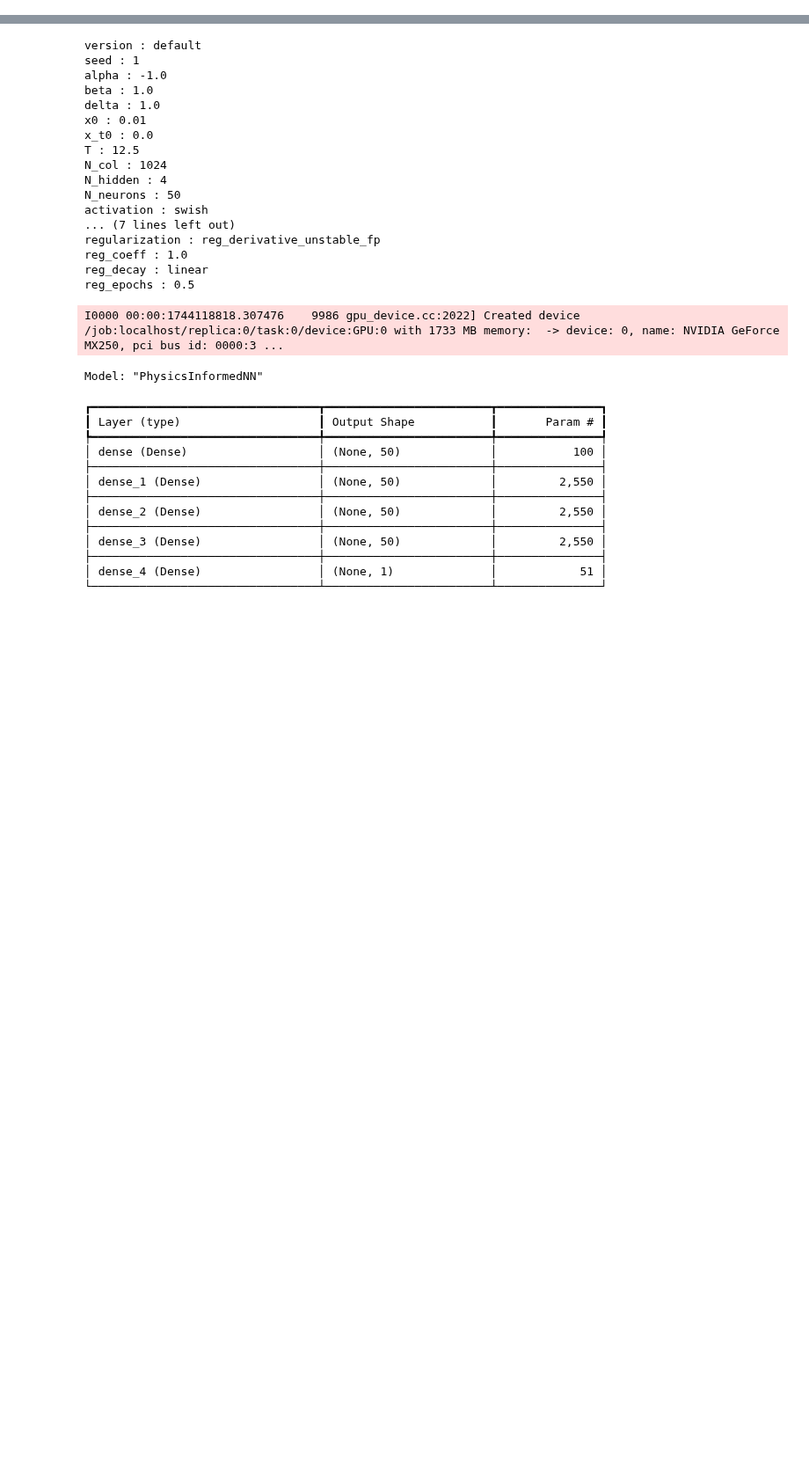
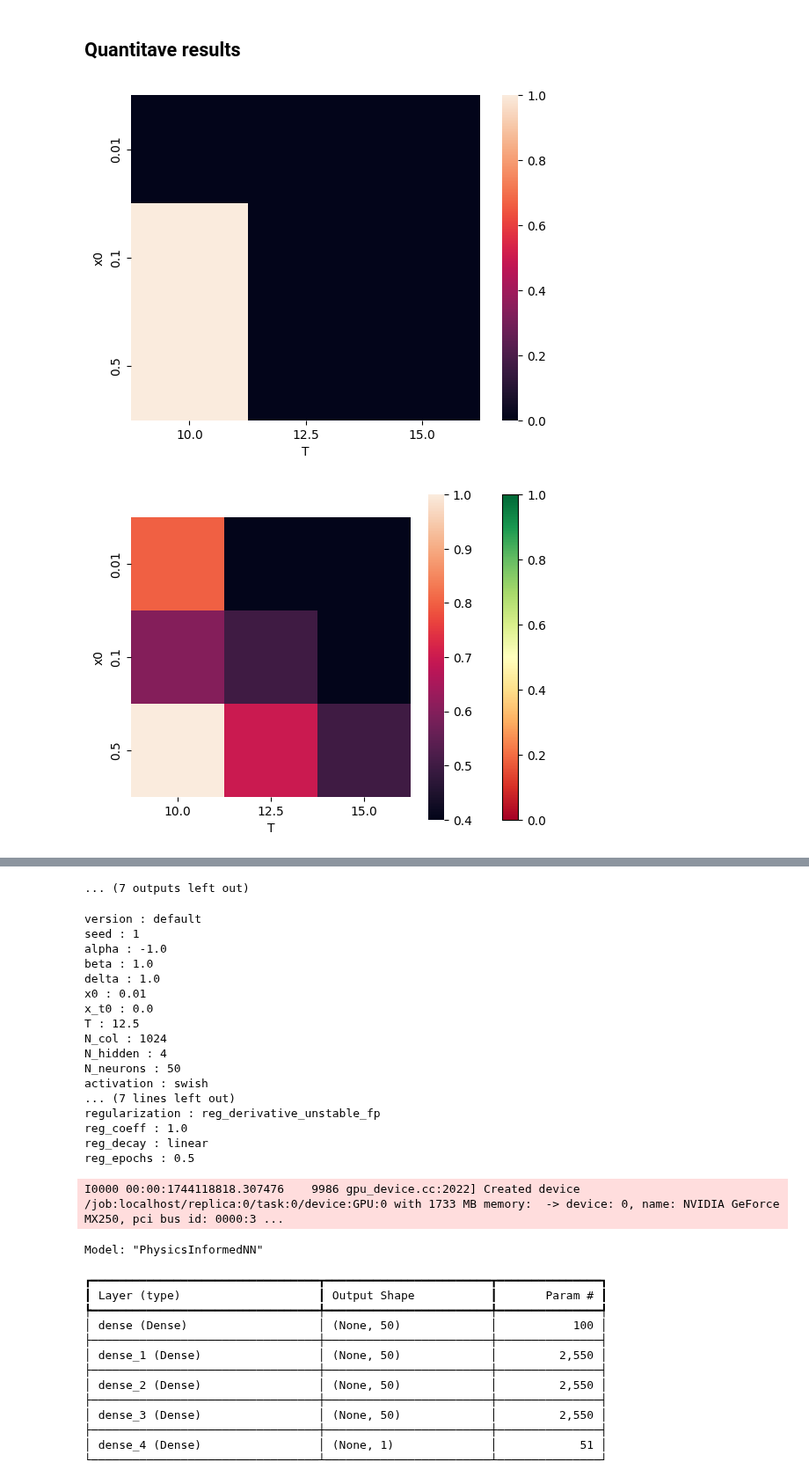
Before and after one commit to losmib/PINNs_fixed_points, a Jupyter notebook: unforced_duffing/results_visualization.ipynb, the cells around one changed output, grey strips where cells are left out. Shown at 88% size. Drawn from its saved outputs; the diff is of its cells as text; code cells hidden in the pictures; blank space fills up the shorter version.

```diff
--- a/unforced_duffing/results_visualization.ipynb
+++ b/unforced_duffing/results_visualization.ipynb
@@ -24,0 +18,36 @@ To enable the following instructions: AVX2 FMA, in other operations, rebuild Ten
+# %% [markdown]
+## Quantitave results
+# %%
+results = pd.read_csv("results_paper/results_reg_full.csv")
+
+for reg in results["regularization"]:
+    results_subset = results.loc[results["regularization"] == reg]
+    table = pd.pivot_table(results_subset, values="loss_successes_percent",
+                        index=["x0"],
+                        columns=["T"],
+                        aggfunc="mean")
+
+    table.to_csv(f"grid_{reg}_results.csv")
+
+    sns.heatmap(table)
+    plt.show()
+
+    fig, ax = plt.subplots()
+
+    ims = ax.imshow(table, cmap='RdYlGn')
+    fig.colorbar(ims)
+
+    ax.set_xticks(range(table.shape[1]))
+    ax.set_xticklabels(table.columns)
+    ax.set_xlabel(r'Simulation Time $T$')
+
+    ax.set_yticks(range(table.shape[0]))
+    ax.set_yticklabels(table.index)
+    ax.set_ylabel(r'Initial Condition $y_0$')
+
+
+plt.tight_layout()
+plt.show()
+# %% [output]
+[figure, added]
+[figure, added]
@@ -25,3 +64,4 @@ To enable the following instructions: AVX2 FMA, in other operations, rebuild Ten
+... (7 outputs left out)
 # %%
 from configs.config_loader import load_config
 config = load_config('configs/default.yaml')
```
Also changed, not shown: parts of 2 cells of this notebook, 15 other files.
